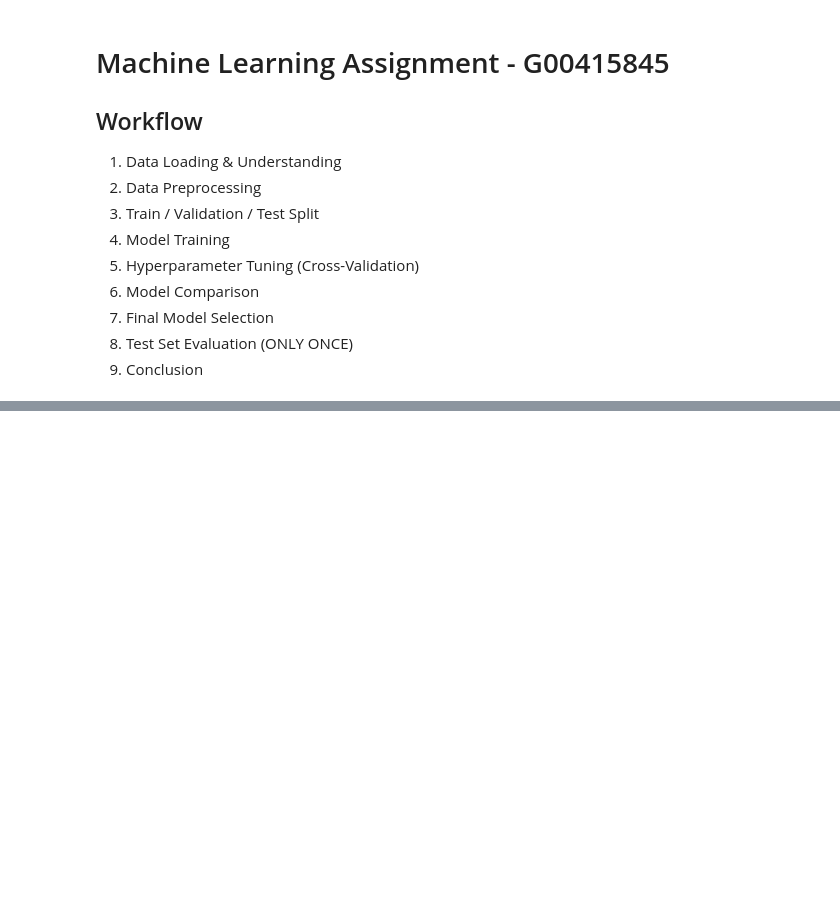
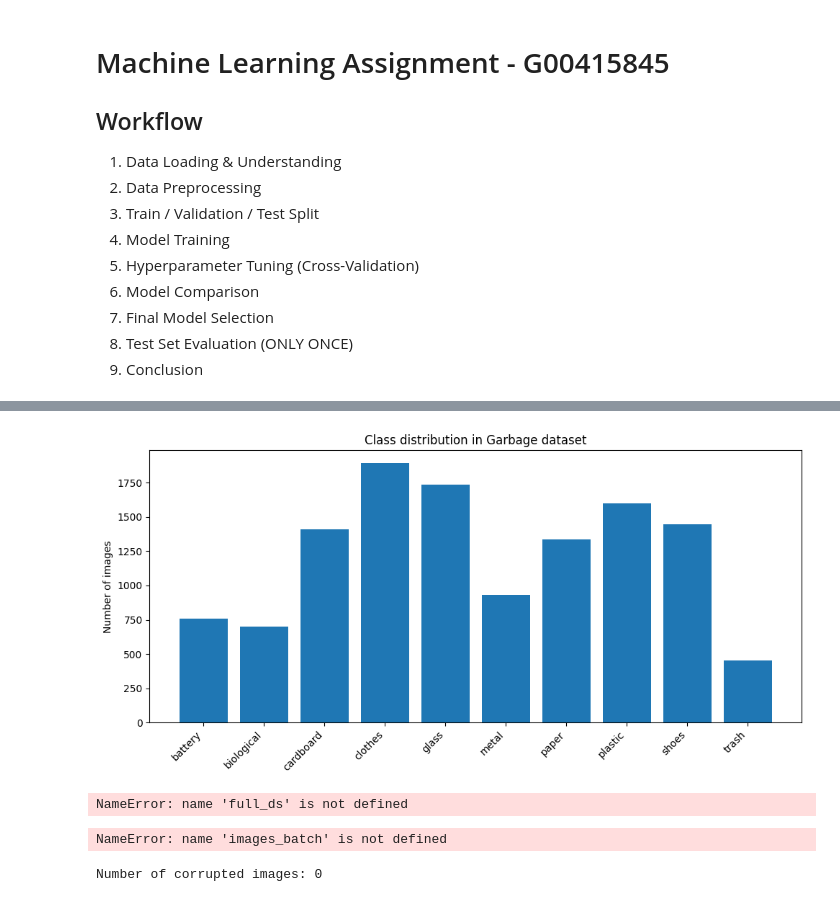
Before and after one commit to norakeavney/ML-Assignment-G00415845-2026, a Jupyter notebook: notebooks/main_analysisG00415845.ipynb, the cells around one changed output, grey strips where cells are left out. Drawn from its saved outputs; the diff is of its cells as text; code cells hidden in the pictures; blank space fills up the shorter version.

```diff
--- a/notebooks/main_analysisG00415845.ipynb
+++ b/notebooks/main_analysisG00415845.ipynb
@@ -87,3 +101,8 @@ I will:
 - Convert to feature vectors
 - Create labels
 - Inspect dataset structure
+# %%
+data_dir = Path("../data/garbage/garbage")
+
+print("Dataset exists:", data_dir.exists())
+print("Dataset path:", data_dir.resolve())
@@ -89,0 +112,11 @@ I will:
+# %%
+# Class distribution
+class_names = [d.name for d in data_dir.iterdir() if d.is_dir()]
+class_counts = {}
+
+for class_name in class_names:
+    class_path = data_dir / class_name
+    image_files = [f for f in class_path.iterdir() if f.is_file()]
+    class_counts[class_name] = len(image_files)
+
+class_counts
@@ -89,0 +134,35 @@ I will:
+# %%
+# Visualize class distribution
+plt.figure(figsize=(10, 5))
+plt.bar(class_counts.keys(), class_counts.values())
+plt.xticks(rotation=45, ha="right")
+plt.ylabel("Number of images")
+plt.title("Class distribution in Garbage dataset")
+plt.tight_layout()
+plt.show()
+# %% [output]
+[figure, added]
+# %%
+# Sample some images from the dataset
+images_batch, labels_batch = next(iter(full_ds))
+
+plt.figure(figsize=(10, 10))
+
+for i in range(9):
+    ax = plt.subplot(3, 3, i + 1)
+    plt.imshow(images_batch[i].numpy().astype("uint8"))
+    plt.title(full_ds.class_names[labels_batch[i]])
+    plt.axis("off")
+
+plt.tight_layout()
+plt.show()
+# %% [output]
+NameError: name 'full_ds' is not defined
+# %%
+# Check pixel value range and dtype
+
+print("Pixel dtype:", images_batch.dtype)
+print("Min pixel value:", tf.reduce_min(images_batch).numpy())
+print("Max pixel value:", tf.reduce_max(images_batch).numpy())
+# %% [output]
+NameError: name 'images_batch' is not defined
@@ -89,0 +173,17 @@ I will:
+# %%
+# Check for corrupted images
+
+bad_files = []
+
+for class_name in class_names:
+    class_path = data_dir / class_name
+    for file_path in class_path.iterdir():
+        try:
+            with Image.open(file_path) as img:
+                img.verify()  # check if image is valid
+        except Exception:
+            bad_files.append(file_path)
+
+print("Number of corrupted images:", len(bad_files))
+# %% [output]
+Number of corrupted images: 0
```
Also changed, not shown: parts of 8 cells of this notebook, 1 other file.
